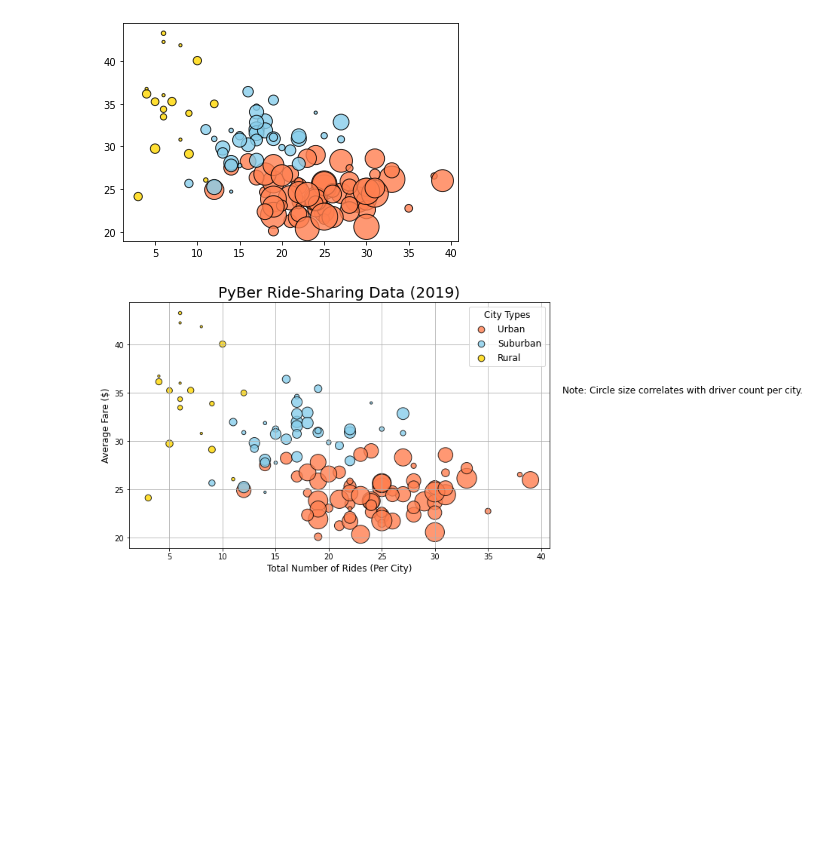
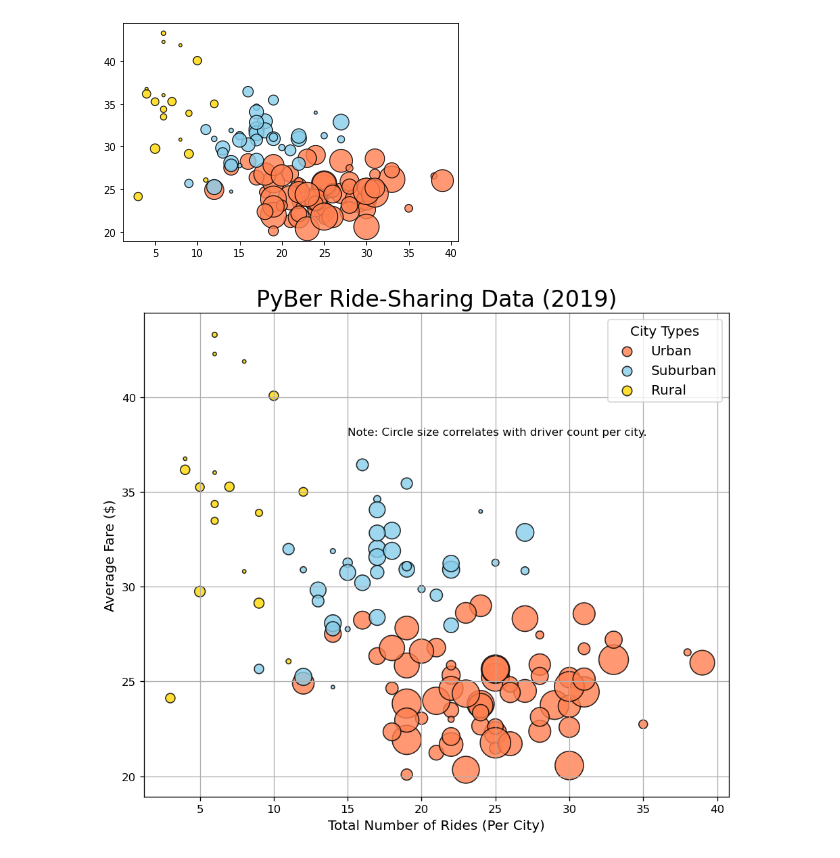
Before and after one commit to kbradleyvogt/PyBer_Analysis, a Jupyter notebook: PyBer_Analysis.ipynb, the cells around one changed output. Drawn from its saved outputs; the diff is of its cells as text; code cells hidden in the pictures; blank space fills up the shorter version.

```diff
--- a/PyBer_Analysis.ipynb
+++ b/PyBer_Analysis.ipynb
@@ -292,7 +292,7 @@ plt.show()
 [figure]
 # %%
 # Build the scatter charts for each city type.
-plt.subplots(figsize=(10, 6))
+plt.subplots(figsize=(8, 7), dpi = 120)
 plt.scatter(urban_ride_count,
       urban_avg_fare,
       s=10*urban_driver_count, c="coral",
@@ -302,33 +302,34 @@ plt.scatter(urban_ride_count,
 plt.scatter(suburban_ride_count,
       suburban_avg_fare,
       s=10*suburban_driver_count, c="skyblue",
       edgecolor="black", linewidths=1,
       alpha=0.8, label="Suburban")
 
 plt.scatter(rural_ride_count,
       rural_avg_fare,
       s=10*rural_driver_count, c="gold",
       edgecolor="black", linewidths=1,
       alpha=0.8, label="Rural")
 
 # Incorporate the other graph properties
 plt.title("PyBer Ride-Sharing Data (2019)", fontsize=20)
 plt.ylabel("Average Fare ($)", fontsize=12)
 plt.xlabel("Total Number of Rides (Per City)", fontsize=12)
 plt.grid(True)
 
 # Add the legend.
 lgnd = plt.legend(fontsize="12", mode="Expanded",
          scatterpoints=1, loc="best", title="City Types")
 lgnd.legendHandles[0]._sizes = [75]
 lgnd.legendHandles[1]._sizes = [75]
 lgnd.legendHandles[2]._sizes = [75]
 lgnd.get_title().set_fontsize(12)
 # Incorporate a text label about circle size.
-plt.text(42, 35, "Note: Circle size correlates with driver count per city.", fontsize="12")
+plt.text(15, 38, "Note: Circle size correlates with driver count per city.", fontsize="10")
 # Save the figure.
-plt.savefig("analysis/Fig1.", dpi = 500)
+plt.tight_layout()
+plt.savefig("analysis/Fig1.", facecolor ="w")
 # Show the plot
 plt.show()
 # %% [output]
-[figure, old version]
+[figure, new version]
```
Also changed, not shown: parts of 30 cells of this notebook, 2 other files.
